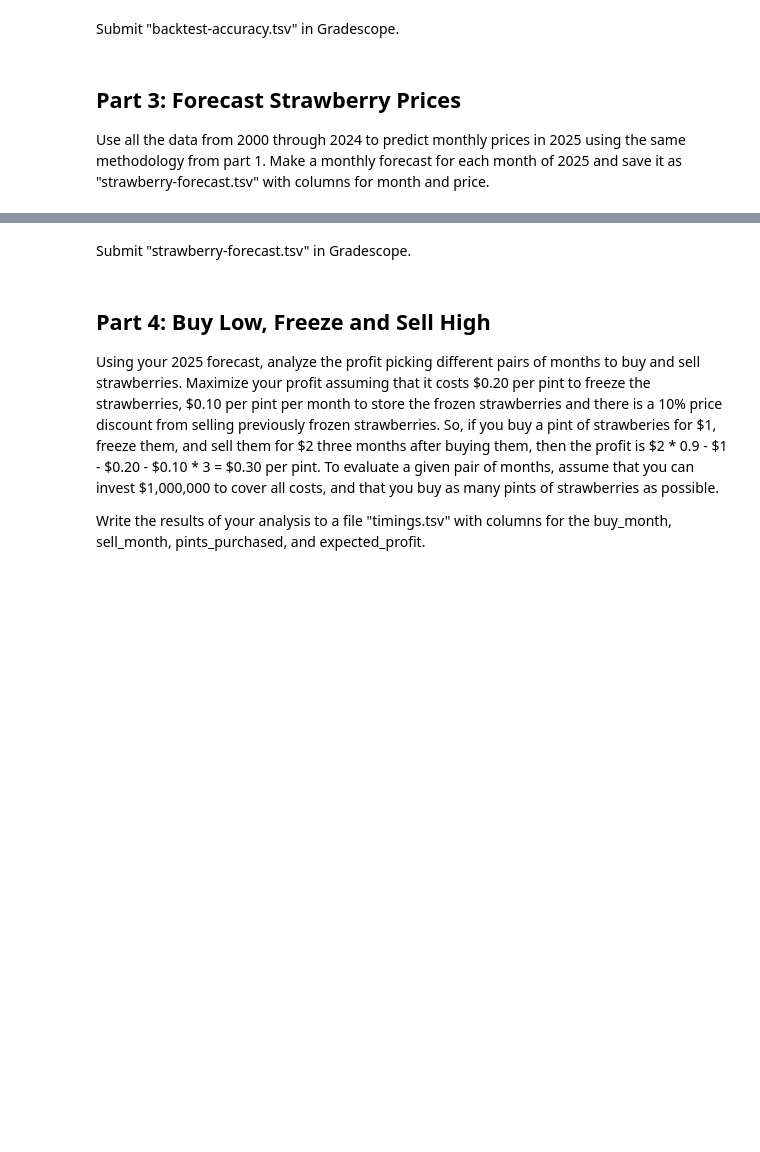
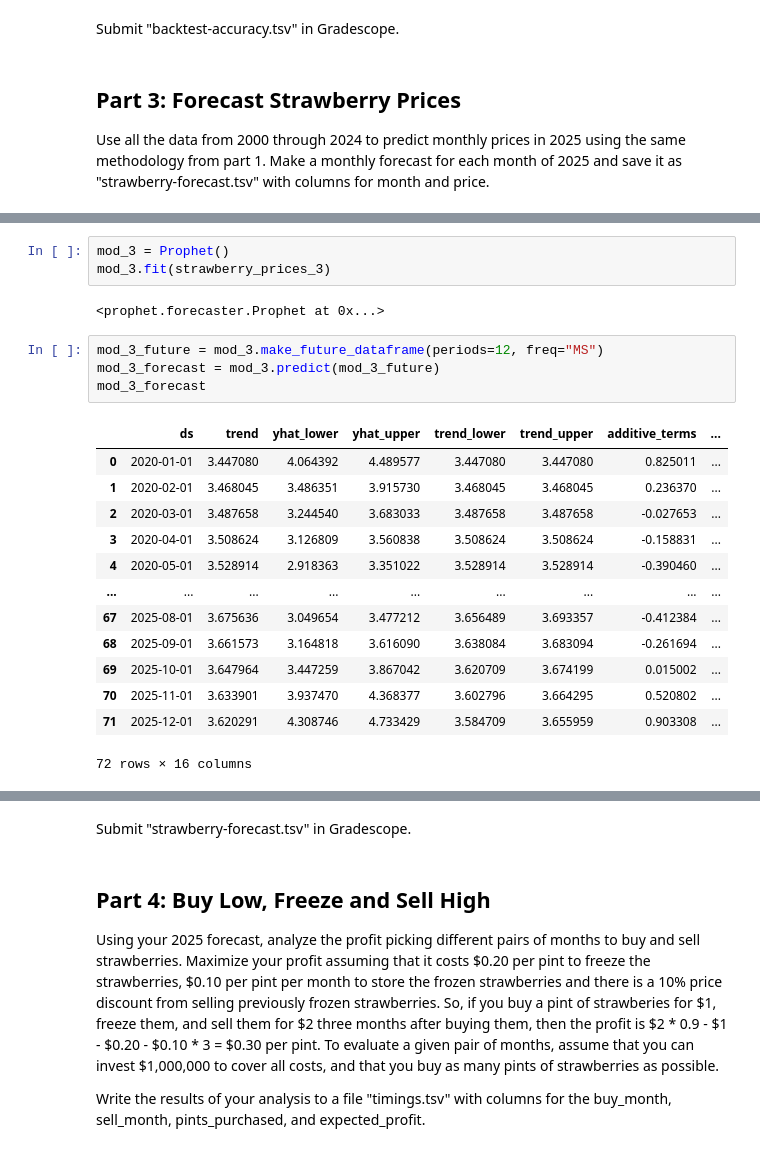
Before and after one commit to cfornesa/dx704-project-02, a Jupyter notebook: project.ipynb, the cells around one changed output, grey strips where cells are left out. Drawn from its saved outputs; the diff is of its cells as text; blank space fills up the shorter version.

```diff
--- a/project.ipynb
+++ b/project.ipynb
@@ -286,0 +374,23 @@ Ellipsis
+# %%
+mod_3 = Prophet()
+mod_3.fit(strawberry_prices_3)
+# %% [output]
+<prophet.forecaster.Prophet at 0x...>
+# %%
+mod_3_future = mod_3.make_future_dataframe(periods=12, freq="MS")
+mod_3_forecast = mod_3.predict(mod_3_future)
+mod_3_forecast
+# %% [output]
+|  | ds | trend | yhat_lower | yhat_upper | trend_lower | trend_upper | additive_terms | ... |
+| 0 | 2020-01-01 | 3.447080 | 4.064392 | 4.489577 | 3.447080 | 3.447080 | 0.825011 | ... |
+| 1 | 2020-02-01 | 3.468045 | 3.486351 | 3.915730 | 3.468045 | 3.468045 | 0.236370 | ... |
+| 2 | 2020-03-01 | 3.487658 | 3.244540 | 3.683033 | 3.487658 | 3.487658 | -0.027653 | ... |
+| 3 | 2020-04-01 | 3.508624 | 3.126809 | 3.560838 | 3.508624 | 3.508624 | -0.158831 | ... |
+| 4 | 2020-05-01 | 3.528914 | 2.918363 | 3.351022 | 3.528914 | 3.528914 | -0.390460 | ... |
+| ... | ... | ... | ... | ... | ... | ... | ... | ... |
+| 67 | 2025-08-01 | 3.675636 | 3.049654 | 3.477212 | 3.656489 | 3.693357 | -0.412384 | ... |
+| 68 | 2025-09-01 | 3.661573 | 3.164818 | 3.616090 | 3.638084 | 3.683094 | -0.261694 | ... |
+| 69 | 2025-10-01 | 3.647964 | 3.447259 | 3.867042 | 3.620709 | 3.674199 | 0.015002 | ... |
+| 70 | 2025-11-01 | 3.633901 | 3.937470 | 4.368377 | 3.602796 | 3.664295 | 0.520802 | ... |
+| 71 | 2025-12-01 | 3.620291 | 4.308746 | 4.733429 | 3.584709 | 3.655959 | 0.903308 | ... |
+72 rows × 16 columns
```
Also changed, not shown: parts of 18 cells of this notebook, 2 other files.
